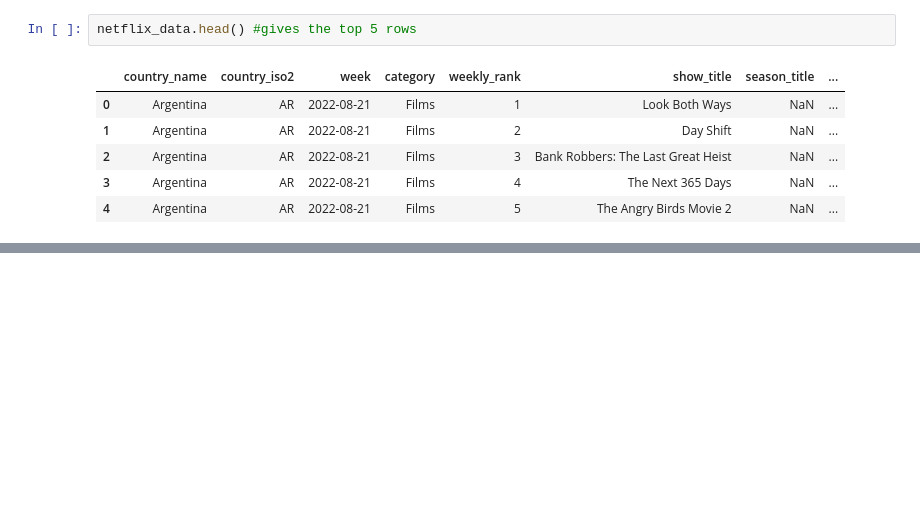
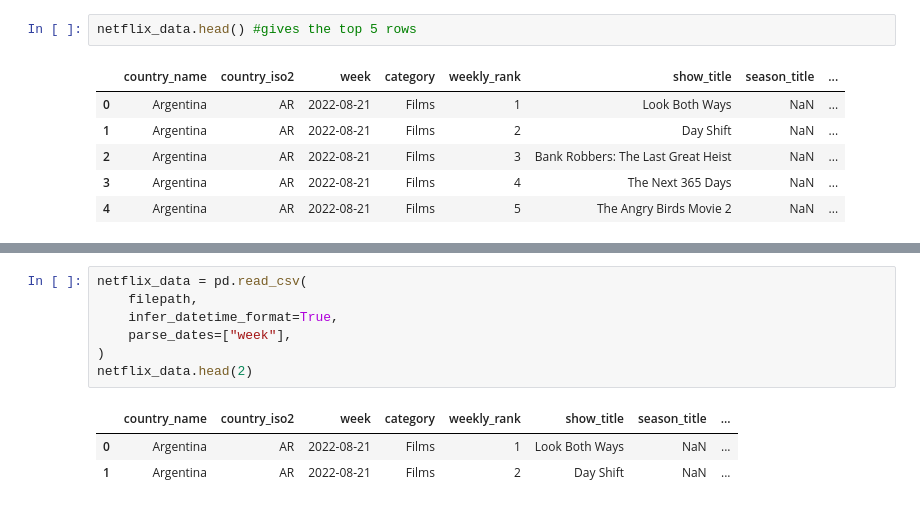
Before and after one commit to denyce-ng/CODE1161dataproject, a Jupyter notebook: project.ipynb, the cells around one changed output, grey strips where cells are left out. Saved outputs shown, nothing was run; the diff lists cells and outputs as text; blank space fills up the shorter version.

```diff
--- a/project.ipynb
+++ b/project.ipynb
@@ -76,0 +90,11 @@ netflix_data["show_title"].value_counts().plot(kind="bar")
+# %%
+netflix_data = pd.read_csv(
+    filepath,
+    infer_datetime_format=True,
+    parse_dates=["week"],
+)
+netflix_data.head(2)
+# %% [output]
+|  | country_name | country_iso2 | week | category | weekly_rank | show_title | season_title | ... |
+| 0 | Argentina | AR | 2022-08-21 | Films | 1 | Look Both Ways | NaN | ... |
+| 1 | Argentina | AR | 2022-08-21 | Films | 2 | Day Shift | NaN | ... |
```
Also changed, not shown: parts of 8 cells of this notebook, 3 other files.
